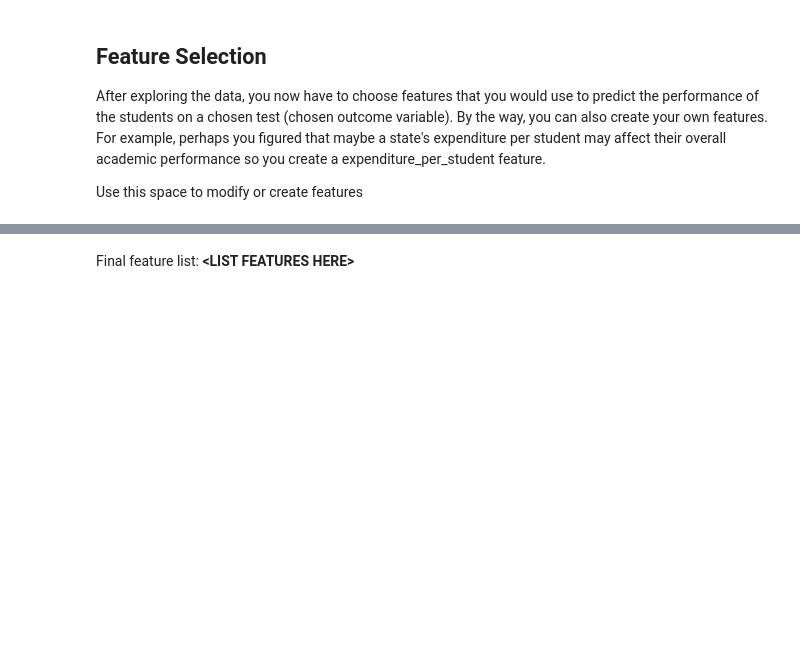
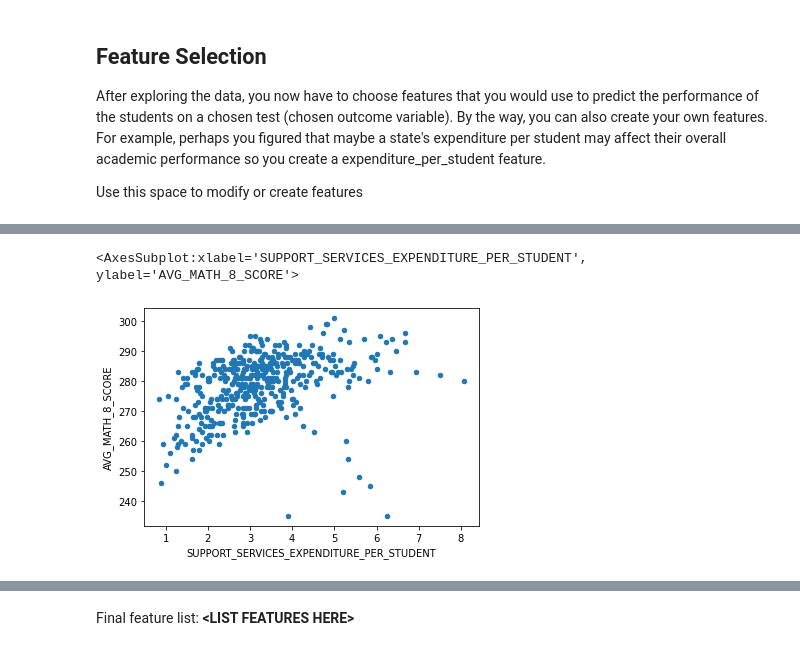
Before and after one commit to rheauppal/checkpoint1, a Jupyter notebook: checkpoint2/checkpoint2.ipynb, the cells around one changed output, grey strips where cells are left out. Drawn from its saved outputs; the diff is of its cells as text; code cells hidden in the pictures; blank space fills up the shorter version.

```diff
--- a/checkpoint2/checkpoint2.ipynb
+++ b/checkpoint2/checkpoint2.ipynb
@@ -356,0 +370,5 @@ Use this space to modify or create features
+# %%
+data.plot.scatter(x='SUPPORT_SERVICES_EXPENDITURE_PER_STUDENT',y='AVG_MATH_8_SCORE')
+# %% [output]
+<AxesSubplot:xlabel='SUPPORT_SERVICES_EXPENDITURE_PER_STUDENT', ylabel='AVG_MATH_8_SCORE'>
+[figure, added]
```
Also changed, not shown: parts of 12 cells of this notebook.
